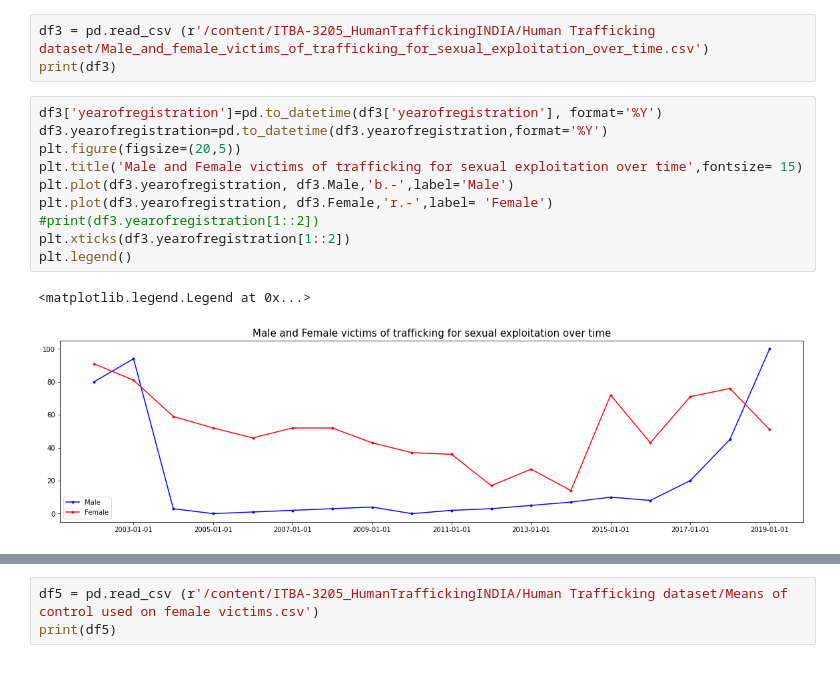
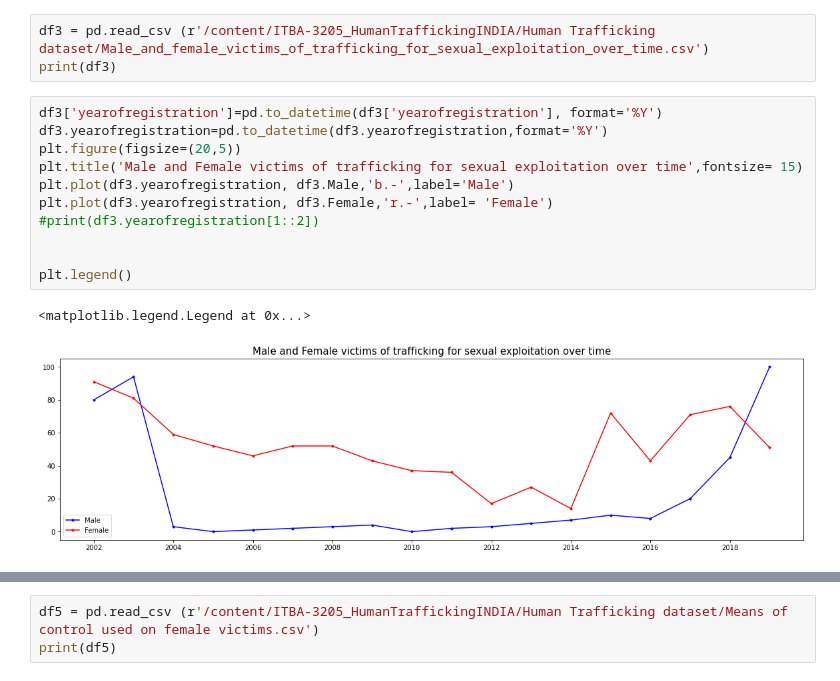
Before and after one commit to Emjeeey/ITBA-3205_FoodHacks, a Jupyter notebook: 404_Final_Project.ipynb, the cells around one changed output, grey strips where cells are left out. Cells and saved outputs as stored; diff of their text form.

```diff
--- a/404_Final_Project.ipynb
+++ b/404_Final_Project.ipynb
@@ -208,16 +208,17 @@ print(df3)
 # %%
 df3['yearofregistration']=pd.to_datetime(df3['yearofregistration'], format='%Y')
 df3.yearofregistration=pd.to_datetime(df3.yearofregistration,format='%Y')
 plt.figure(figsize=(20,5))
 plt.title('Male and Female victims of trafficking for sexual exploitation over time',fontsize= 15)
 plt.plot(df3.yearofregistration, df3.Male,'b.-',label='Male')
 plt.plot(df3.yearofregistration, df3.Female,'r.-',label= 'Female')
 #print(df3.yearofregistration[1::2])
-plt.xticks(df3.yearofregistration[1::2])
+
+
 plt.legend()
 # %% [output]
 <matplotlib.legend.Legend at 0x...>
-[figure, old version]
+[figure, new version]
 # %%
 df4 = pd.read_csv (r'/content/ITBA-3205_HumanTraffickingINDIA/Human Trafficking dataset/Male_and_female_victims_of_trafficking_for_labour_exploitation_who_are_children.csv')
 print(df4)
```
Also changed, not shown: parts of 3 cells of this notebook.
